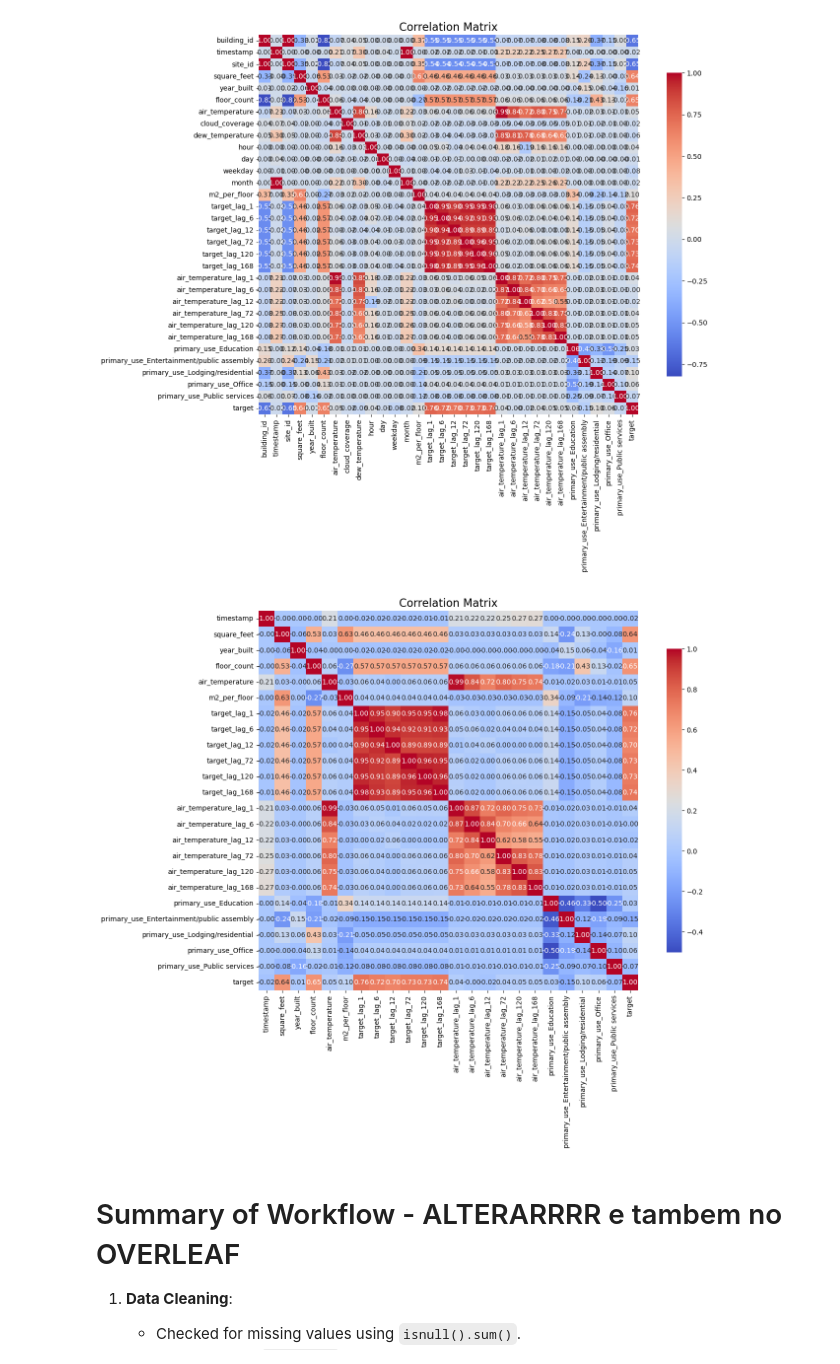
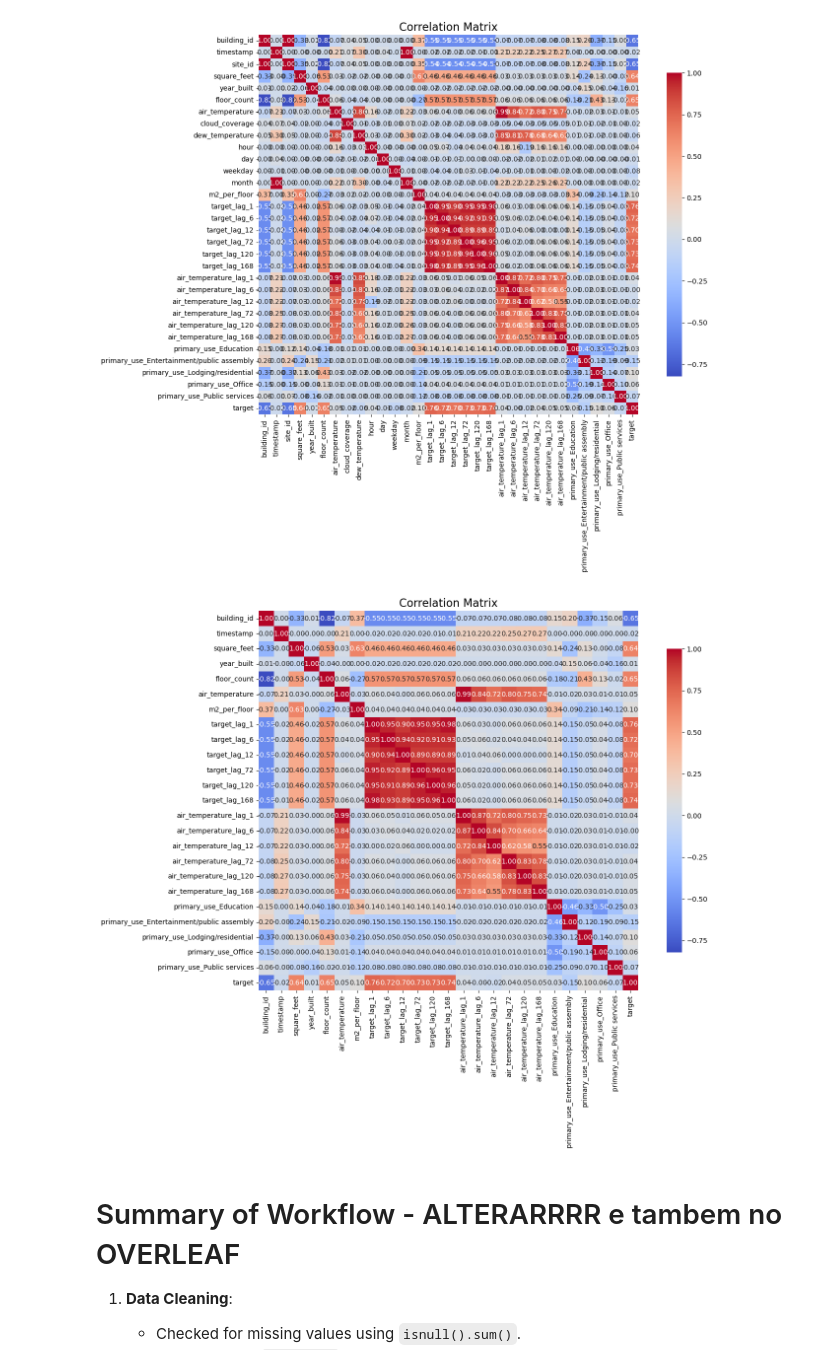
Before and after one commit to cristiano-nicolau/energy_consumption_prediction, a Jupyter notebook: EDA/eda.ipynb, the cells around one changed output. Drawn from its saved outputs; the diff is of its cells as text; code cells hidden in the pictures.

```diff
--- a/EDA/eda.ipynb
+++ b/EDA/eda.ipynb
@@ -662,13 +662,13 @@ plt.show()
 [figure]
 # %%
 # apagar building_id, site_id, cloud_coverage, precip_depth_1_hr, hour, day, weekday, month
-df.drop(columns=['building_id', 'site_id', 'cloud_coverage', 'hour', 'day', 'weekday', 'month', 'dew_temperature'], inplace=True)
+df.drop(columns=['site_id', 'cloud_coverage', 'hour', 'day', 'weekday', 'month', 'dew_temperature'], inplace=True)
 
 corr = df.corr()
 plt.figure(figsize=(15, 10))
 sns.heatmap(corr, annot=True, fmt=".2f", cmap='coolwarm', square=True, cbar_kws={"shrink": .8})
 plt.title('Correlation Matrix', fontsize=16)
 plt.show()
 # %% [output]
-[figure, old version]
+[figure, new version]
 # %%
```
Also changed, not shown: parts of 1 cell of this notebook, 4 other files.
